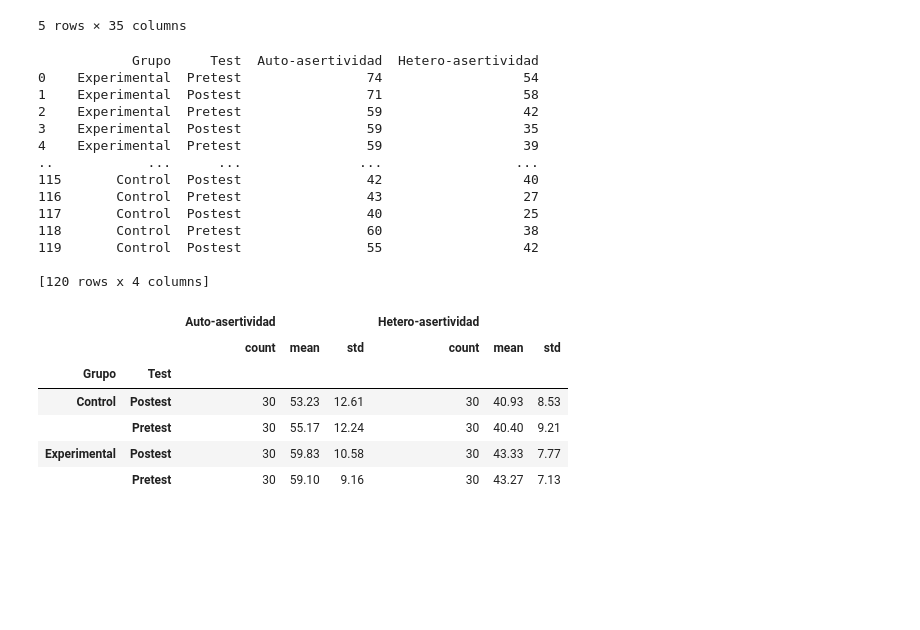
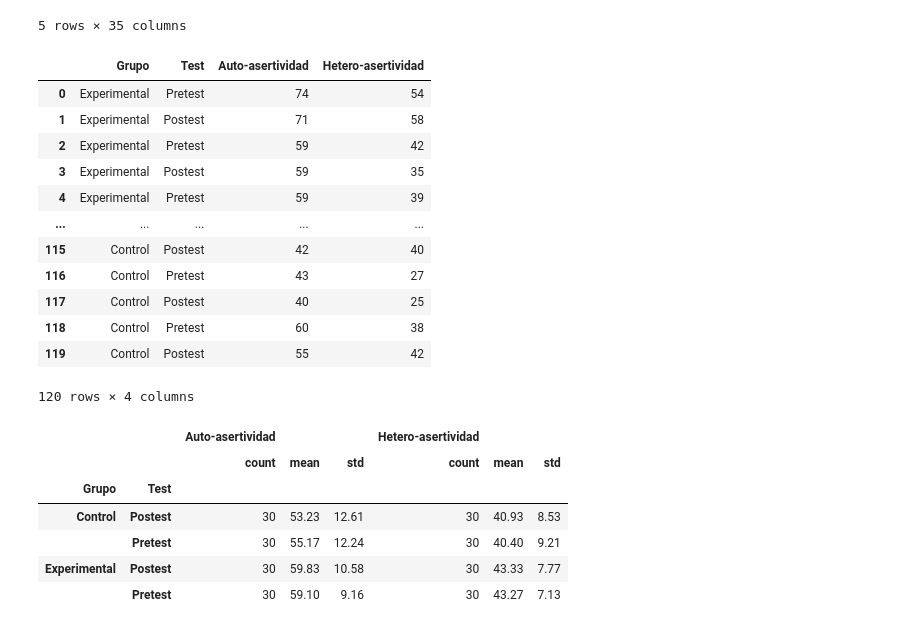
Before and after one commit to Cristian-Arboleda/Diseno-cuasiexperimental-conflictalk-adca, a Jupyter notebook: adca-1.ipynb, the cells around one changed output. Cells and saved outputs as stored; diff of their text form; code cells hidden in the pictures; blank space fills up the shorter version.

```diff
--- a/adca-1.ipynb
+++ b/adca-1.ipynb
@@ -44,30 +56,29 @@ Downcasting behavior in `replace` is deprecated and will be removed in a future
 # %%
 estilos_aplicados = archivo[['Grupo', 'Test']].copy()
 
 estilos = {
     'Auto-asertividad': [1, 2, 3, 4, 5, 6, 7, 8, 9, 10, 11, 12, 13, 14, 15, 16, 17, 18, 19, 20],
     'Hetero-asertividad': [21, 22, 23, 24, 25, 26, 27, 28, 29, 30, 31, 32, 33, 34, 35]
 }
 for estilo in estilos:
     x = [i-1 for i in estilos[estilo]]
     estilos_aplicados[estilo] = aplicando_calificacion.iloc[:, x].sum(axis=1)
 
-print(estilos_aplicados)
+estilos_aplicados
 # %% [output]
+|  | Grupo | Test | Auto-asertividad | Hetero-asertividad |
+| 0 | Experimental | Pretest | 74 | 54 |
+| 1 | Experimental | Postest | 71 | 58 |
+| 2 | Experimental | Pretest | 59 | 42 |
+| 3 | Experimental | Postest | 59 | 35 |
+| 4 | Experimental | Pretest | 59 | 39 |
+| ... | ... | ... | ... | ... |
+| 115 | Control | Postest | 42 | 40 |
+| 116 | Control | Pretest | 43 | 27 |
+| 117 | Control | Postest | 40 | 25 |
+| 118 | Control | Pretest | 60 | 38 |
+| 119 | Control | Postest | 55 | 42 |
-            Grupo     Test  Auto-asertividad  Hetero-asertividad
-0    Experimental  Pretest                74                  54
-1    Experimental  Postest                71                  58
-2    Experimental  Pretest                59                  42
-3    Experimental  Postest                59                  35
-4    Experimental  Pretest                59                  39
-..            ...      ...               ...                 ...
-115       Control  Postest                42                  40
-116       Control  Pretest                43                  27
-117       Control  Postest                40                  25
-118       Control  Pretest                60                  38
-119       Control  Postest                55                  42
-
-[120 rows x 4 columns]
+120 rows × 4 columns
 # %%
 tabla_descriptivos = estilos_aplicados.groupby(['Grupo', 'Test'])[(list(estilos.keys()))].agg(['count', 'mean', 'std']).round(2)
 tabla_descriptivos
```
Also changed, not shown: parts of 31 cells of this notebook, 1 other file.
